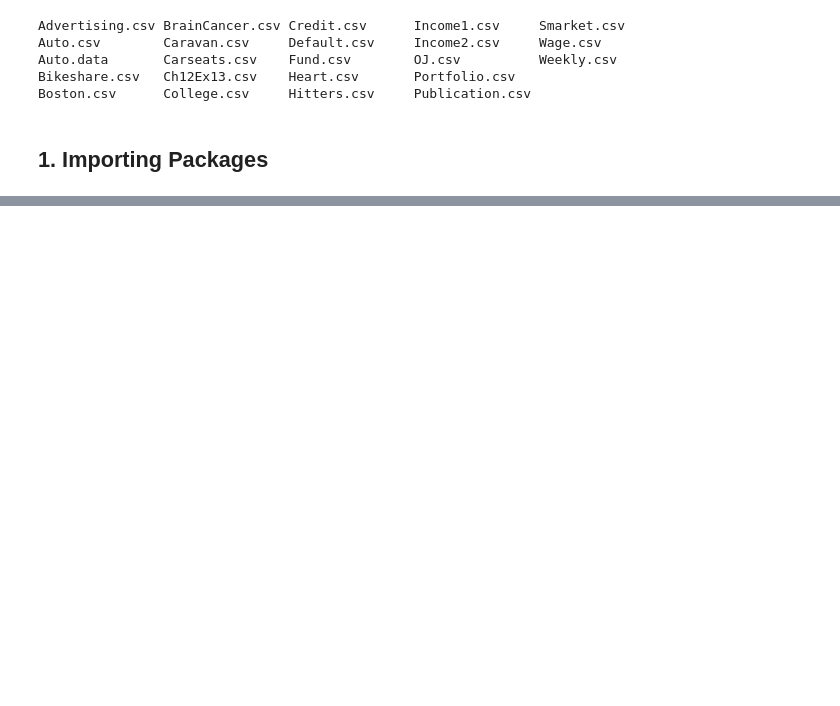
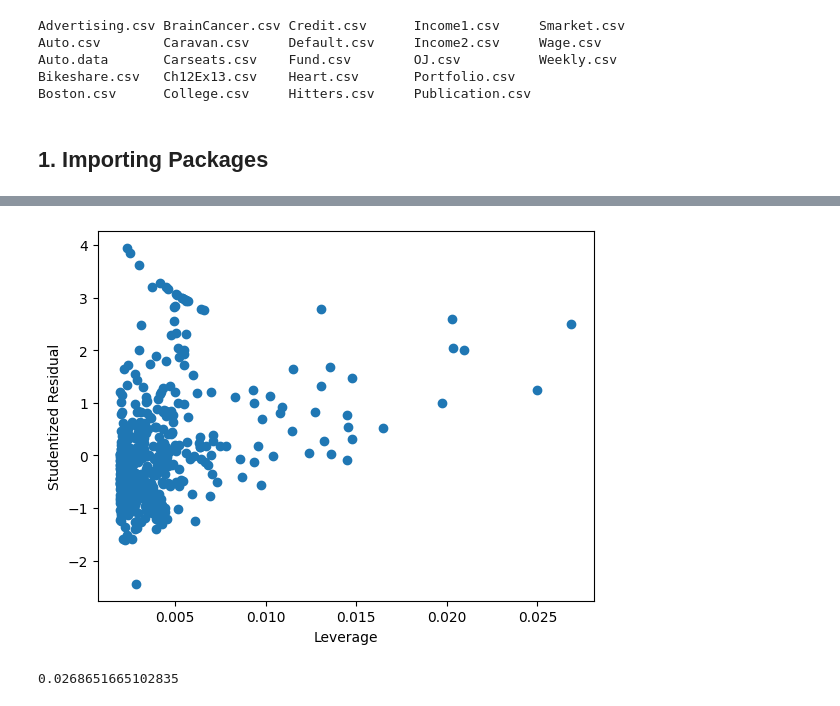
Before and after one commit to Xiaoke1982/statistical_learning_python, a Jupyter notebook: notebooks/2_Linear_Regression.ipynb, the cells around one changed output, grey strips where cells are left out. Drawn from its saved outputs; the diff is of its cells as text; code cells hidden in the pictures; blank space fills up the shorter version.

```diff
--- a/notebooks/2_Linear_Regression.ipynb
+++ b/notebooks/2_Linear_Regression.ipynb
@@ -26,0 +261,19 @@ Boston = pd.read_csv("../data/Boston.csv",
+# %%
+influence = results.get_influence()
+
+leverage = influence.hat_matrix_diag
+
+studentized_residuals = influence.resid_studentized
+# %%
+plt.scatter(leverage, studentized_residuals)
+
+plt.xlabel("Leverage")
+plt.ylabel("Studentized Residual")
+
+plt.show()
+# %% [output]
+[figure, added]
+# %%
+leverage.max()
+# %% [output]
+0.0268651665102835
```
Also changed, not shown: parts of 37 cells of this notebook, 1 other file.
